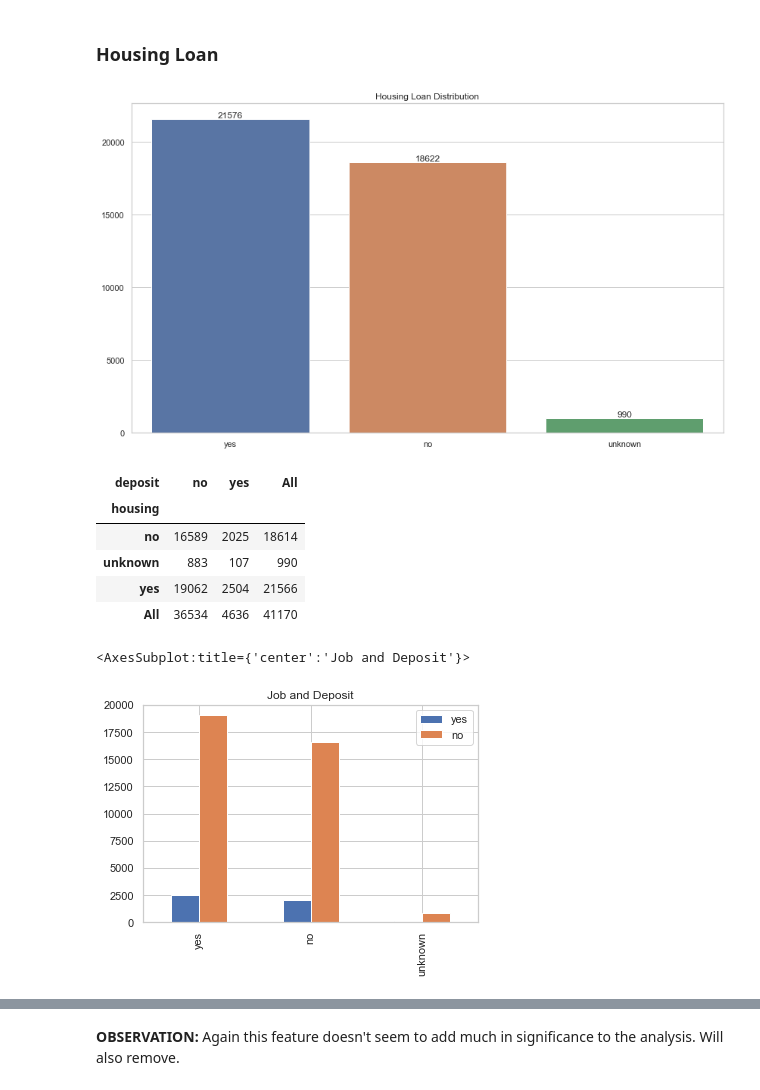
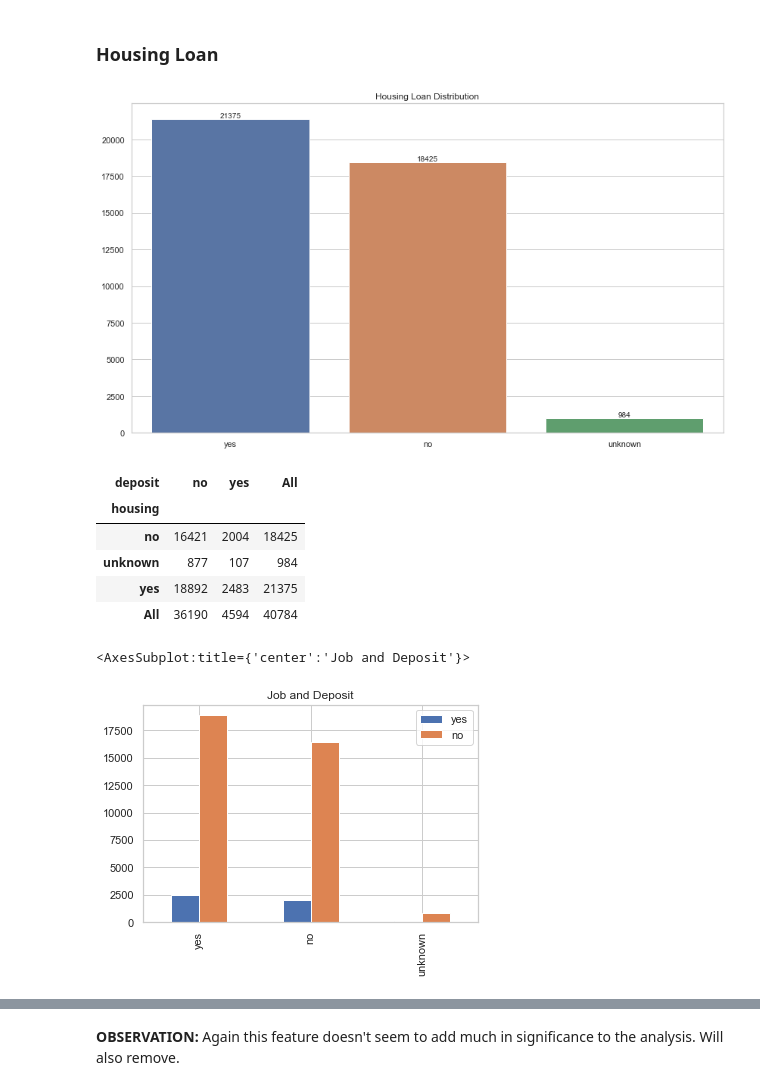
Before and after one commit to leonyi/zero-to-ml_ai-mastery, a Jupyter notebook: practical-application3-comparing-classifiers/comparing-classifiers.ipynb, the cells around one changed output, grey strips where cells are left out. Cells and saved outputs as stored; diff of their text form; code cells hidden in the pictures.

```diff
--- a/practical-application3-comparing-classifiers/comparing-classifiers.ipynb
+++ b/practical-application3-comparing-classifiers/comparing-classifiers.ipynb
@@ -325,0 +373,3 @@ plot_dist_sns(df['age'], "Age Distribution") # Need a better visualization!
+# %%
+# Let's use pandas.cut to create the aforementioned age groupings.
+data['ages']=pd.cut(x=data['age'],bins=[17,30,60,99],labels=['young', 'middle', 'senior'])
@@ -326,2 +409,5 @@ plot_dist_sns(df['age'], "Age Distribution") # Need a better visualization!
+# %%
+# Let's get rid of the age column
+data = data.drop('age', axis=1)
 # %% [markdown]
 ## Job Type
@@ -328,3 +420,5 @@ plot_dist_sns(df['age'], "Age Distribution") # Need a better visualization!
+# %%
+data = data[data['job'] != 'unknown']
 # %% [markdown]
 ## Marital Status
 # %%
@@ -333,7 +427,7 @@ plot_dist_sns(df['marital'],"Marital Status Distribution")
 # %% [output]
 [figure]
 # %%
-data = df[df['marital'] != 'unknown']
+data = data[data['marital'] != 'unknown']
 # %% [markdown]
 **OBSERVATION:** Unknown is not contributing much to the analysis and so is removed.
 # %%
@@ -400,18 +505,18 @@ data.head()
 ### Housing Loan
 # %%
 # What about housing loans?
-plot_dist_sns(df['housing'],"Housing Loan Distribution")
+plot_dist_sns(data['housing'],"Housing Loan Distribution")
 # %% [output]
-[figure, old version]
+[figure, new version]
 # %%
 pd.crosstab(data.housing, data.deposit, margins=True)
 # %% [output]
 | deposit | no | yes | All |
 | housing |  |  |  |
-| no | 16589 | 2025 | 18614 |
-| unknown | 883 | 107 | 990 |
-| yes | 19062 | 2504 | 21566 |
-| All | 36534 | 4636 | 41170 |
+| no | 16421 | 2004 | 18425 |
+| unknown | 877 | 107 | 984 |
+| yes | 18892 | 2483 | 21375 |
+| All | 36190 | 4594 | 40784 |
 # %%
 housing_deposit_df = pd.DataFrame()
 housing_deposit_df['yes'] = data[data['deposit'] == 'yes']['housing'].value_counts()
@@ -419,7 +524,7 @@ housing_deposit_df['no'] = data[data['deposit'] == 'no']['housing'].value_counts
 housing_deposit_df.plot.bar(title='Job and Deposit')
 # %% [output]
 <AxesSubplot:title={'center':'Job and Deposit'}>
-[figure, old version]
+[figure, new version]
 # %%
 # Let's calculate the statistical significance between deposit & housing loan.
 calc_significance(calc_significance)
```
Also changed, not shown: parts of 74 cells of this notebook.
